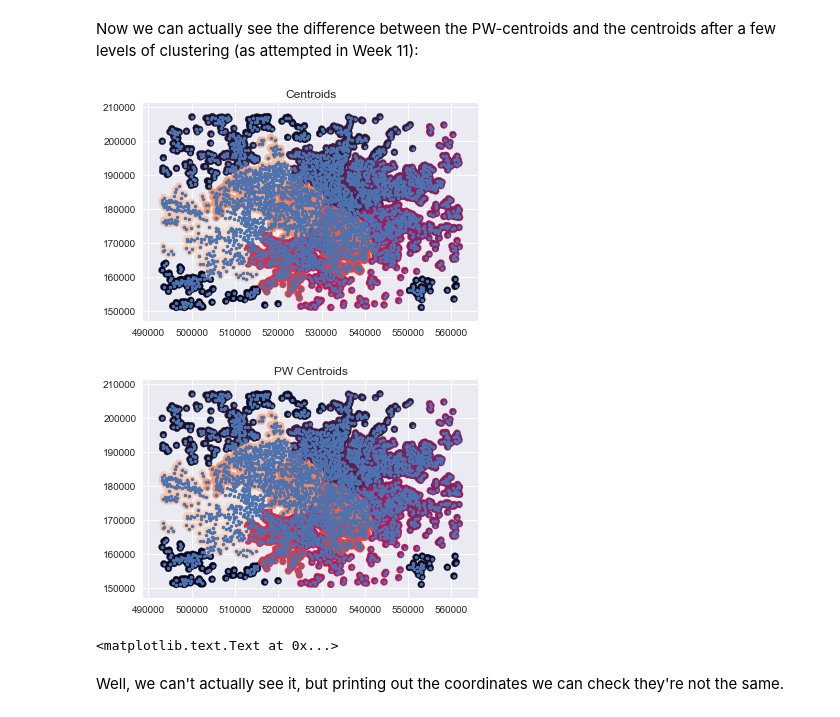
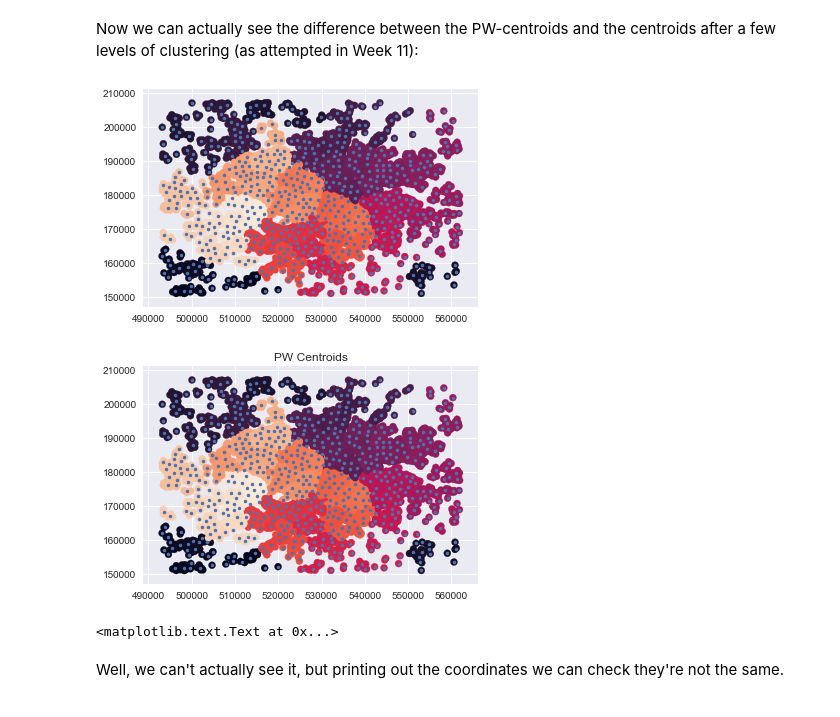
Before and after one commit to jbremz/human_mob, a Jupyter notebook: Notebooks/Ilaria's Log/Week 12.ipynb, the cells around one changed output. Cells and saved outputs as stored; diff of their text form; code cells hidden in the pictures.

```diff
--- a/Notebooks/Ilaria's Log/Week 12.ipynb
+++ b/Notebooks/Ilaria's Log/Week 12.ipynb
@@ -41,18 +41,18 @@ gamma = 2
 # %% [markdown]
 Now we can actually see the difference between the PW-centroids and the centroids after a few levels of clustering (as attempted in Week 11):
 # %%
-clusters = eps_scale.iterate(lon_df, d_max)[1]
+clusters = eps_scale.iterate(lon_df, d_max)[4]
 plt.plot(clusters.pw_centroids()[0], clusters.pw_centroids()[1], '.')
 clusters.viz_clusters()
 plt.title("PW Centroids")
 
-clusters = eps_scale.iterate(lon_df, d_max)[1]
+clusters = eps_scale.iterate(lon_df, d_max)[4]
 plt.plot(clusters.centroids()[0], clusters.centroids()[1], '.')
 clusters.viz_clusters()
 plt.title("Centroids")
 # %% [output]
-[figure, old version]
+[figure, new version]
-[figure, old version]
+[figure, new version]
 <matplotlib.text.Text at 0x...>
 # %% [markdown]
 Well, we can't actually see it, but printing out the coordinates we can check they're not the same.
```
Also changed, not shown: parts of 1 cell of this notebook.
